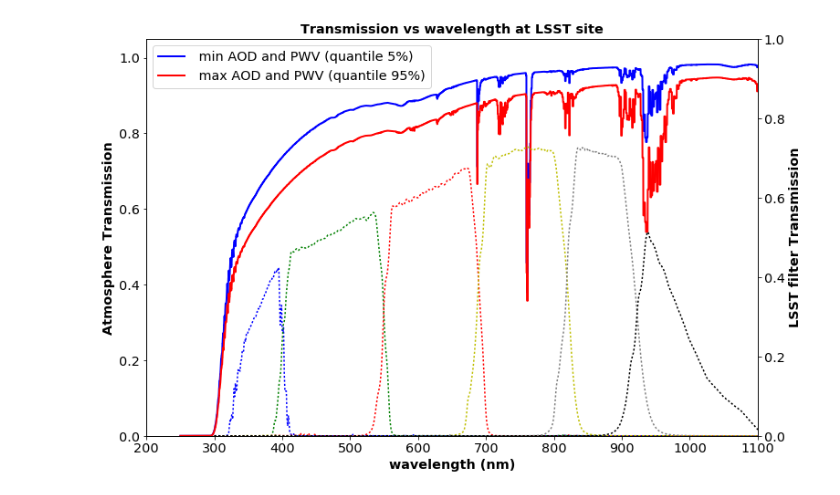
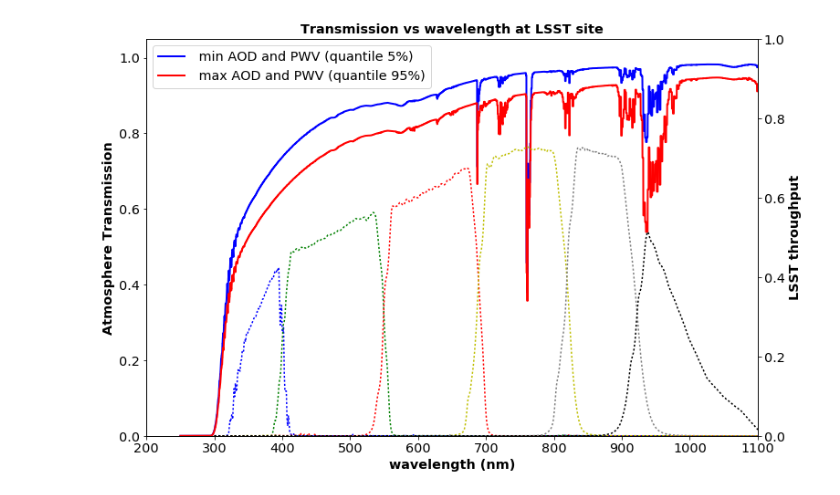
Before and after one commit to sylvielsstfr/AtmSimForP2IO_2017, a Jupyter notebook: plot_atm_aer_pwv/PlotAirTransparencyAndLSSTFilters.ipynb, the cells around one changed output. Saved outputs shown, nothing was run; the diff lists cells and outputs as text; code cells hidden in the pictures.

```diff
--- a/plot_atm_aer_pwv/PlotAirTransparencyAndLSSTFilters.ipynb
+++ b/plot_atm_aer_pwv/PlotAirTransparencyAndLSSTFilters.ipynb
@@ -8,7 +8,7 @@ import mpl_toolkits.axisartist as AA
 # %%
 # to enlarge the sizes
 params = {'legend.fontsize': 'x-large',
-          'figure.figsize': (12, 8),
+          'figure.figsize': (12, 10),
          'axes.labelsize': 'x-large',
          'axes.titlesize':'x-large',
          'xtick.labelsize':'x-large',
@@ -50,24 +50,24 @@ trans_atm_max=array_atm_max[:,1]
 # %%
 fig, ax1 = plt.subplots()
 
 ax1.plot(wl_atm_min, trans_atm_min,'b',lw=2,label=' min AOD and PWV (quantile 5%)')
 ax1.plot(wl_atm_max, trans_atm_max,'r',lw=2,label=' max AOD and PWV (quantile 95%)')
 
 ax1.plot(wl,U,'b:', label="_nolegend_")
 ax1.plot(wl,G,'g:',label="_nolegend_")
 ax1.plot(wl,R,'r:',label="_nolegend_")
 ax1.plot(wl,I,'y:',label="_nolegend_")
 ax1.plot(wl,Z,color='grey',ls=':',label="_nolegend_")
 ax1.plot(wl,Y4,'k:',label="_nolegend_")
 ax1.set_title("Transmission vs wavelength at LSST site",fontweight='bold')
 ax1.set_xlabel("wavelength (nm)",fontweight='bold')
 ax1.set_ylabel("Atmosphere Transmission",fontweight='bold')
 plt.legend(loc=2)
 plt.ylim(0.,1.05)
 plt.xlim(200.,1100)
 
 ax2 = ax1.twinx()
-ax2.set_ylabel("LSST filter Transmission",fontweight='bold')
+ax2.set_ylabel("LSST throughput",fontweight='bold')
 plt.savefig("AtmTransparency_LSST_AER_PWV.jpg")
 # %% [output]
-[figure, old version]
+[figure, new version]
```
Also changed, not shown: parts of 2 cells of this notebook.
